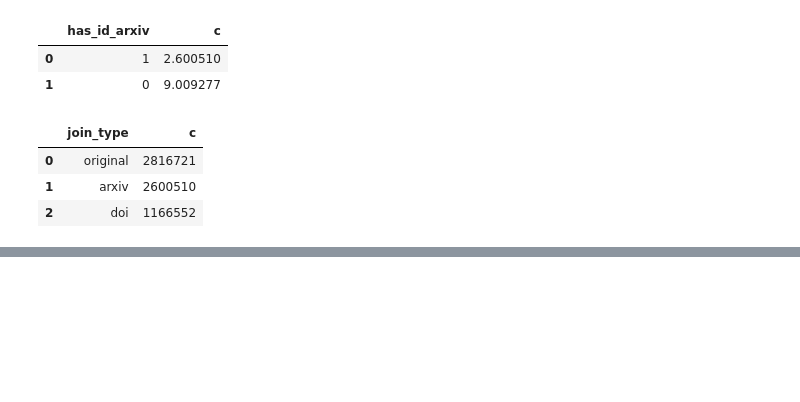
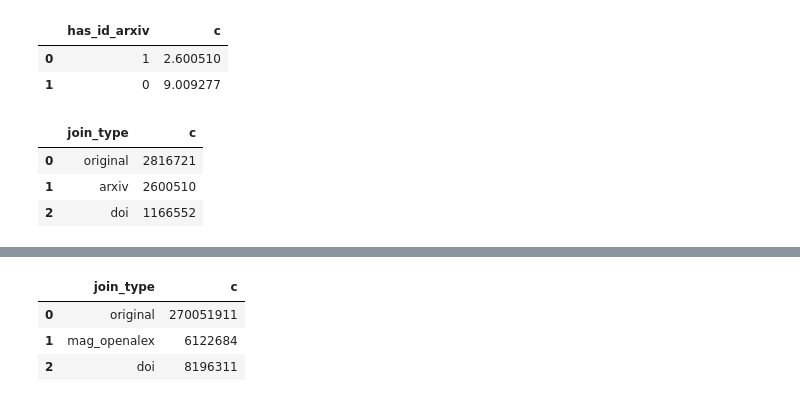
Before and after one commit to ka-steve/sagemaker_research_classification, a Jupyter notebook: src/03_exploration/03_01_explore_semanticscholar_s2orcv2.ipynb, the cells around one changed output, grey strips where cells are left out. Saved outputs shown, nothing was run; the diff lists cells and outputs as text; code cells hidden in the pictures; blank space fills up the shorter version.

```diff
--- a/src/03_exploration/03_01_explore_semanticscholar_s2orcv2.ipynb
+++ b/src/03_exploration/03_01_explore_semanticscholar_s2orcv2.ipynb
@@ -498,0 +517,79 @@ SELECT * FROM count_arxiv
+# %%
+utils.pd_set_options(cols=500)
+
+wr.athena.read_sql_query("""
+WITH
+base_semanticscholar_s2orcv2_ AS (
+    SELECT * FROM "02_stg".base_semanticscholar_s2orcv2
+),
+base_openalex_works_reduced_ AS (
+SELECT * FROM "02_stg"."base_openalex_works_reduced"
+),
+join_on_mag_openalex_id AS (
+    SELECT
+        base_semanticscholar_s2orcv2_.id_semanticscholar AS semanticscholar_id_semanticscholar,
+        base_semanticscholar_s2orcv2_.id_mag AS semanticscholar_id_mag,
+        base_semanticscholar_s2orcv2_.id_doi AS semanticscholar_id_doi,
+        base_openalex_works_reduced_.id_openalex AS openalex_id_openalex,
+        base_openalex_works_reduced_.id_doi AS openalex_id_doi,
+        CASE WHEN base_openalex_works_reduced_.id_openalex IS NULL THEN 0 ELSE 1 END AS join_worked
+    FROM
+        base_semanticscholar_s2orcv2_
+    LEFT JOIN
+        base_openalex_works_reduced_
+    ON
+        base_semanticscholar_s2orcv2_.id_mag = base_openalex_works_reduced_.id_openalex
+),
+count_join_on_mag_openalex_id AS (
+SELECT
+    'mag_openalex' AS join_type,
+    COUNT(*) AS c
+FROM
+    join_on_mag_openalex_id
+WHERE
+    join_worked = 1
+GROUP BY
+    join_worked
+),
+join_on_doi_id AS (
+    SELECT
+        base_semanticscholar_s2orcv2_.id_semanticscholar AS semanticscholar_id_semanticscholar,
+        base_semanticscholar_s2orcv2_.id_mag AS semanticscholar_id_mag,
+        base_semanticscholar_s2orcv2_.id_doi AS semanticscholar_id_doi,
+        base_openalex_works_reduced_.id_openalex AS openalex_id_openalex,
+        base_openalex_works_reduced_.id_doi AS openalex_id_doi,
+        CASE WHEN base_openalex_works_reduced_.id_doi IS NULL THEN 0 ELSE 1 END AS join_worked
+    FROM
+        base_semanticscholar_s2orcv2_
+    LEFT JOIN
+        base_openalex_works_reduced_
+    ON
+        base_semanticscholar_s2orcv2_.id_doi = base_openalex_works_reduced_.id_doi
+),
+count_join_on_doi_id AS (
+SELECT
+    'doi' AS join_type,
+    COUNT(*) AS c
+FROM
+    join_on_doi_id
+WHERE
+    join_worked = 1
+GROUP BY
+    join_worked
+),
+count_openalex AS (
+SELECT
+    'original' AS join_type,
+    COUNT(*) AS c
+FROM
+    base_openalex_works_reduced_
+)
+SELECT * FROM count_join_on_mag_openalex_id UNION ALL
+SELECT * FROM count_join_on_doi_id UNION ALL
+SELECT * FROM count_openalex
+ """, '02_stg')
+# %% [output]
+|  | join_type | c |
+| 0 | original | 270051911 |
+| 1 | mag_openalex | 6122684 |
+| 2 | doi | 8196311 |
```
Also changed, not shown: parts of 3 cells of this notebook, 4 other files.
